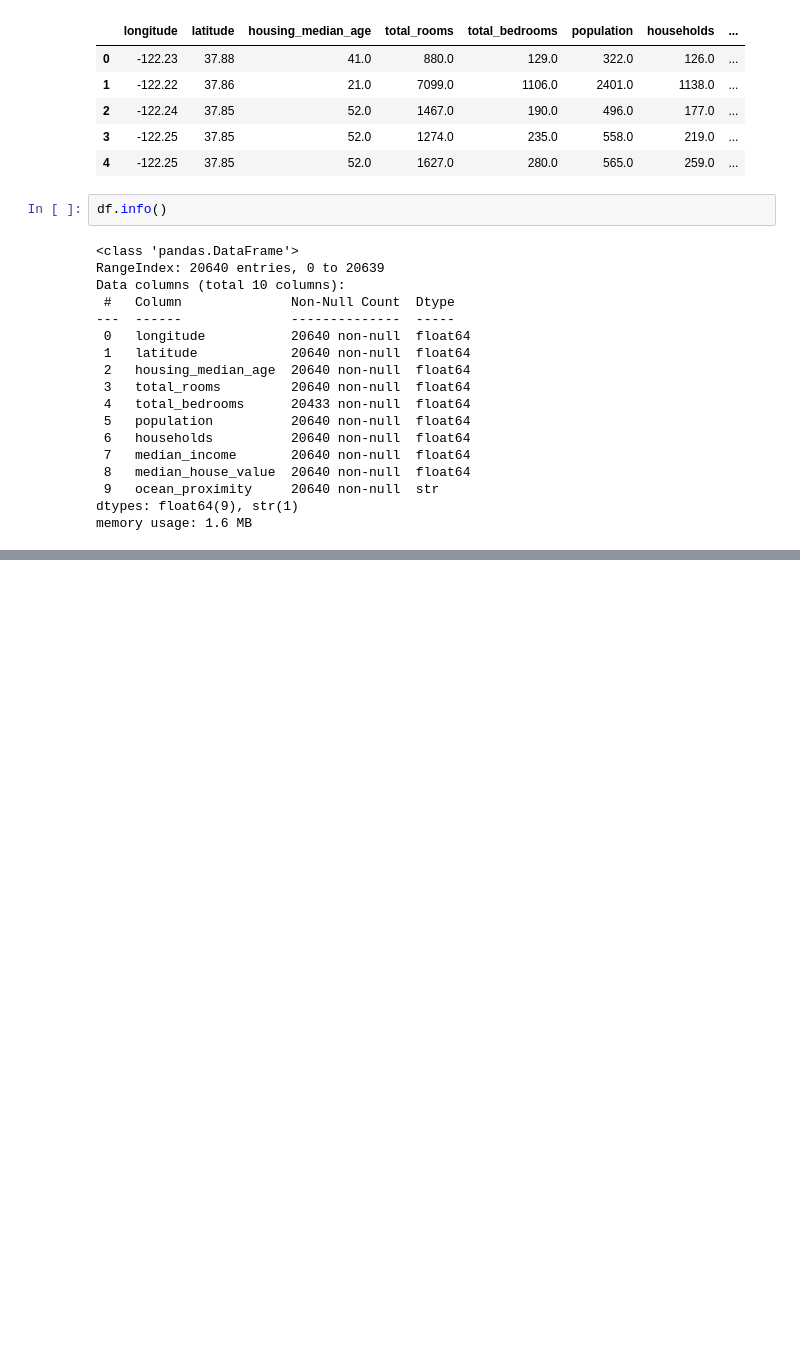
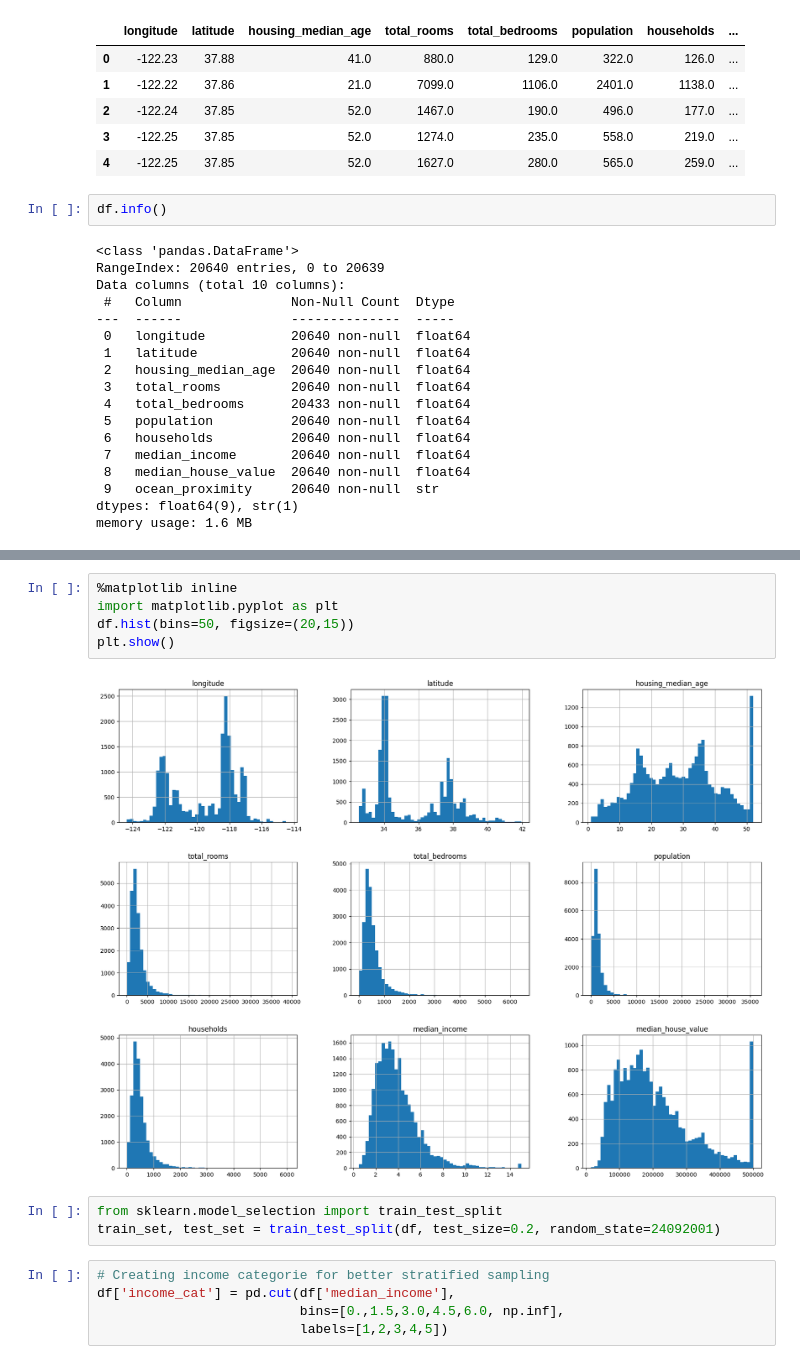
Before and after one commit to Gopinacode/Learnings-Geron-course-on-ML, a Jupyter notebook: Regression.ipynb, the cells around one changed output, grey strips where cells are left out. Drawn from its saved outputs; the diff is of its cells as text; blank space fills up the shorter version.

```diff
--- a/Regression.ipynb
+++ b/Regression.ipynb
@@ -35,0 +58,15 @@ memory usage: 1.6 MB
+# %%
+%matplotlib inline
+import matplotlib.pyplot as plt
+df.hist(bins=50, figsize=(20,15))
+plt.show()
+# %% [output]
+[figure, added]
+# %%
+from sklearn.model_selection import train_test_split
+train_set, test_set = train_test_split(df, test_size=0.2, random_state=24092001)
+# %%
+# Creating income categorie for better stratified sampling
+df['income_cat'] = pd.cut(df['median_income'],
+                          bins=[0.,1.5,3.0,4.5,6.0, np.inf],
+                          labels=[1,2,3,4,5])
```
Also changed, not shown: parts of 13 cells of this notebook.
